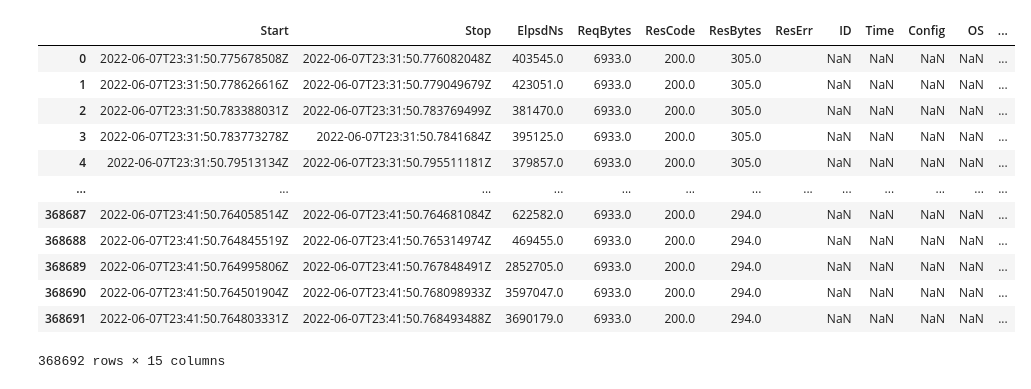
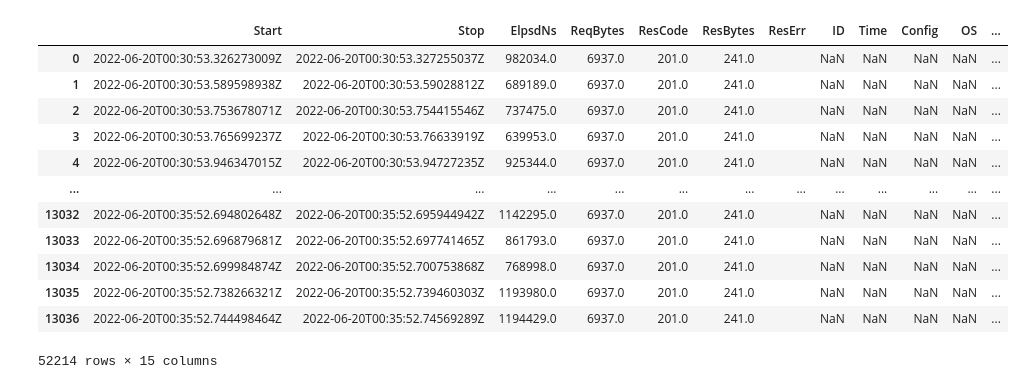
Before and after one commit to simonmittag/j8a-performance, a Jupyter notebook: reports/P0d Results.ipynb, the cells around one changed output. Cells and saved outputs as stored; diff of their text form; code cells hidden in the pictures.

```diff
--- a/reports/P0d Results.ipynb
+++ b/reports/P0d Results.ipynb
@@ -34,0 +14,4 @@ df
+# %%
+df2 = pd.read_json("../results/7/pt-p0d2/output.json")
+df2 = df2.loc[df2['ElpsdNs'] > 0]
+df2.shape
@@ -34,0 +20,4 @@ df
+# %%
+df3 = pd.read_json("../results/7/pt-p0d3/output.json")
+df3 = df3.loc[df3['ElpsdNs'] > 0]
+df3.shape
@@ -34,0 +26,4 @@ df
+# %%
+df4 = pd.read_json("../results/7/pt-p0d4/output.json")
+df4 = df4.loc[df4['ElpsdNs'] > 0]
+df4.shape
@@ -34,0 +32,4 @@ df
+# %%
+dfa = pd.concat([df1, df2, df3, df4])
+dfa.sort_values("Start")
+dfa.shape
@@ -35,17 +47,17 @@ df
 # %%
-df['ElpsdMs'] = df.apply(lambda row: row.ElpsdNs/1000000, axis=1)
-df
+dfa['ElpsdMs'] = dfa.apply(lambda row: row.ElpsdNs/1000000, axis=1)
+dfa
 # %% [output]
 |  | Start | Stop | ElpsdNs | ReqBytes | ResCode | ResBytes | ResErr | ID | Time | Config | OS | ... |
-| 0 | 2022-06-07T23:31:50.775678508Z | 2022-06-07T23:31:50.776082048Z | 403545.0 | 6933.0 | 200.0 | 305.0 |  | NaN | NaN | NaN | NaN | ... |
-| 1 | 2022-06-07T23:31:50.778626616Z | 2022-06-07T23:31:50.779049679Z | 423051.0 | 6933.0 | 200.0 | 305.0 |  | NaN | NaN | NaN | NaN | ... |
-| 2 | 2022-06-07T23:31:50.783388031Z | 2022-06-07T23:31:50.783769499Z | 381470.0 | 6933.0 | 200.0 | 305.0 |  | NaN | NaN | NaN | NaN | ... |
-| 3 | 2022-06-07T23:31:50.783773278Z | 2022-06-07T23:31:50.7841684Z | 395125.0 | 6933.0 | 200.0 | 305.0 |  | NaN | NaN | NaN | NaN | ... |
-| 4 | 2022-06-07T23:31:50.79513134Z | 2022-06-07T23:31:50.795511181Z | 379857.0 | 6933.0 | 200.0 | 305.0 |  | NaN | NaN | NaN | NaN | ... |
+| 0 | 2022-06-20T00:30:53.326273009Z | 2022-06-20T00:30:53.327255037Z | 982034.0 | 6937.0 | 201.0 | 241.0 |  | NaN | NaN | NaN | NaN | ... |
+| 1 | 2022-06-20T00:30:53.589598938Z | 2022-06-20T00:30:53.59028812Z | 689189.0 | 6937.0 | 201.0 | 241.0 |  | NaN | NaN | NaN | NaN | ... |
+| 2 | 2022-06-20T00:30:53.753678071Z | 2022-06-20T00:30:53.754415546Z | 737475.0 | 6937.0 | 201.0 | 241.0 |  | NaN | NaN | NaN | NaN | ... |
+| 3 | 2022-06-20T00:30:53.765699237Z | 2022-06-20T00:30:53.76633919Z | 639953.0 | 6937.0 | 201.0 | 241.0 |  | NaN | NaN | NaN | NaN | ... |
+| 4 | 2022-06-20T00:30:53.946347015Z | 2022-06-20T00:30:53.94727235Z | 925344.0 | 6937.0 | 201.0 | 241.0 |  | NaN | NaN | NaN | NaN | ... |
 | ... | ... | ... | ... | ... | ... | ... | ... | ... | ... | ... | ... | ... |
-| 368687 | 2022-06-07T23:41:50.764058514Z | 2022-06-07T23:41:50.764681084Z | 622582.0 | 6933.0 | 200.0 | 294.0 |  | NaN | NaN | NaN | NaN | ... |
-| 368688 | 2022-06-07T23:41:50.764845519Z | 2022-06-07T23:41:50.765314974Z | 469455.0 | 6933.0 | 200.0 | 294.0 |  | NaN | NaN | NaN | NaN | ... |
-| 368689 | 2022-06-07T23:41:50.764995806Z | 2022-06-07T23:41:50.767848491Z | 2852705.0 | 6933.0 | 200.0 | 294.0 |  | NaN | NaN | NaN | NaN | ... |
-| 368690 | 2022-06-07T23:41:50.764501904Z | 2022-06-07T23:41:50.768098933Z | 3597047.0 | 6933.0 | 200.0 | 294.0 |  | NaN | NaN | NaN | NaN | ... |
-| 368691 | 2022-06-07T23:41:50.764803331Z | 2022-06-07T23:41:50.768493488Z | 3690179.0 | 6933.0 | 200.0 | 294.0 |  | NaN | NaN | NaN | NaN | ... |
+| 13032 | 2022-06-20T00:35:52.694802648Z | 2022-06-20T00:35:52.695944942Z | 1142295.0 | 6937.0 | 201.0 | 241.0 |  | NaN | NaN | NaN | NaN | ... |
+| 13033 | 2022-06-20T00:35:52.696879681Z | 2022-06-20T00:35:52.697741465Z | 861793.0 | 6937.0 | 201.0 | 241.0 |  | NaN | NaN | NaN | NaN | ... |
+| 13034 | 2022-06-20T00:35:52.699984874Z | 2022-06-20T00:35:52.700753868Z | 768998.0 | 6937.0 | 201.0 | 241.0 |  | NaN | NaN | NaN | NaN | ... |
+| 13035 | 2022-06-20T00:35:52.738266321Z | 2022-06-20T00:35:52.739460303Z | 1193980.0 | 6937.0 | 201.0 | 241.0 |  | NaN | NaN | NaN | NaN | ... |
+| 13036 | 2022-06-20T00:35:52.744498464Z | 2022-06-20T00:35:52.74569289Z | 1194429.0 | 6937.0 | 201.0 | 241.0 |  | NaN | NaN | NaN | NaN | ... |
-368692 rows × 15 columns
+52214 rows × 15 columns
```
Also changed, not shown: parts of 13 cells of this notebook, 35 other files.
